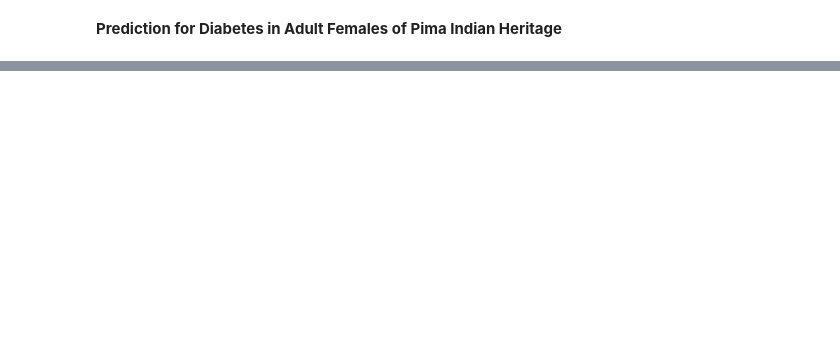
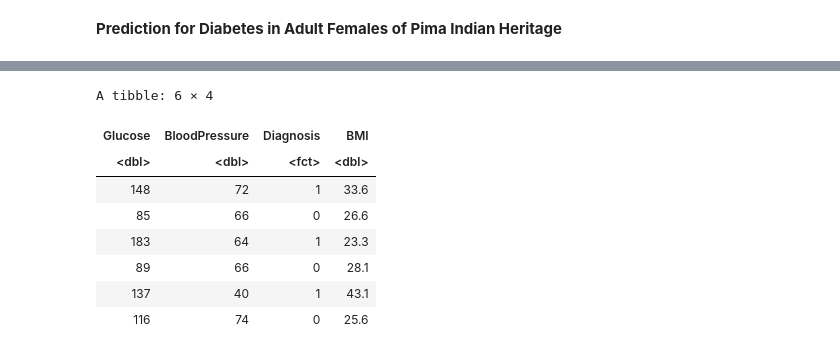
Before and after one commit to asnbl/dsci-100-2023-24W-group-16, a Jupyter notebook: Group project proposal.ipynb, the cells around one changed output, grey strips where cells are left out. Saved outputs shown, nothing was run; the diff lists cells and outputs as text; code cells hidden in the pictures; blank space fills up the shorter version.

```diff
--- a/Group project proposal.ipynb
+++ b/Group project proposal.ipynb
@@ -35,8 +59,19 @@ diabetes
 # %%
 diabetes_clean <- diabetes |>
+    select(Glucose, BloodPressure, Outcome,BMI) |>
     mutate(Outcome = as_factor(Outcome)) |>
-    mutate(Outcome = fct_recode(Outcome, "1" = "Has Diabetes", "2" = "Does not have Diabetes")) |>
-    rename("HasDiabetes?" = Outcome)
-    select(Glucose, BloodPressure, Outcome)
-diabetes_clean
+    mutate(Outcome = as_factor(Outcome)) |>
+    rename("Diagnosis" = Outcome)
+
+head(diabetes_clean)
+# %% [output]
+A tibble: 6 × 4
+| Glucose | BloodPressure | Diagnosis | BMI |
+| <dbl> | <dbl> | <fct> | <dbl> |
+| 148 | 72 | 1 | 33.6 |
+| 85 | 66 | 0 | 26.6 |
+| 183 | 64 | 1 | 23.3 |
+| 89 | 66 | 0 | 28.1 |
+| 137 | 40 | 1 | 43.1 |
+| 116 | 74 | 0 | 25.6 |
 # %%
```
Also changed, not shown: parts of 7 cells of this notebook.
